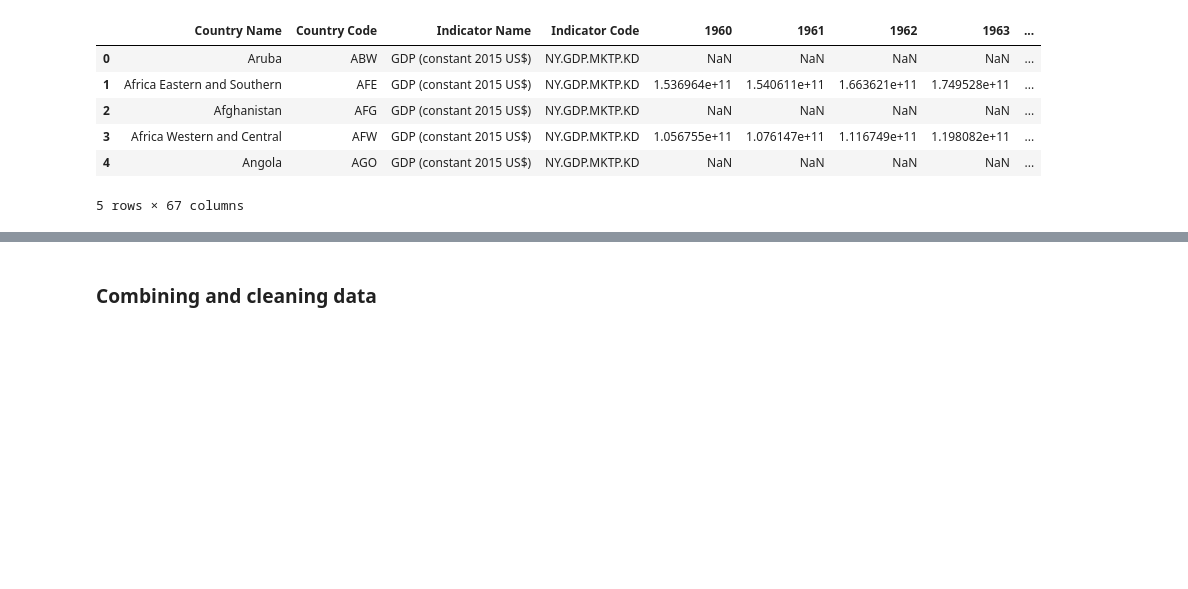
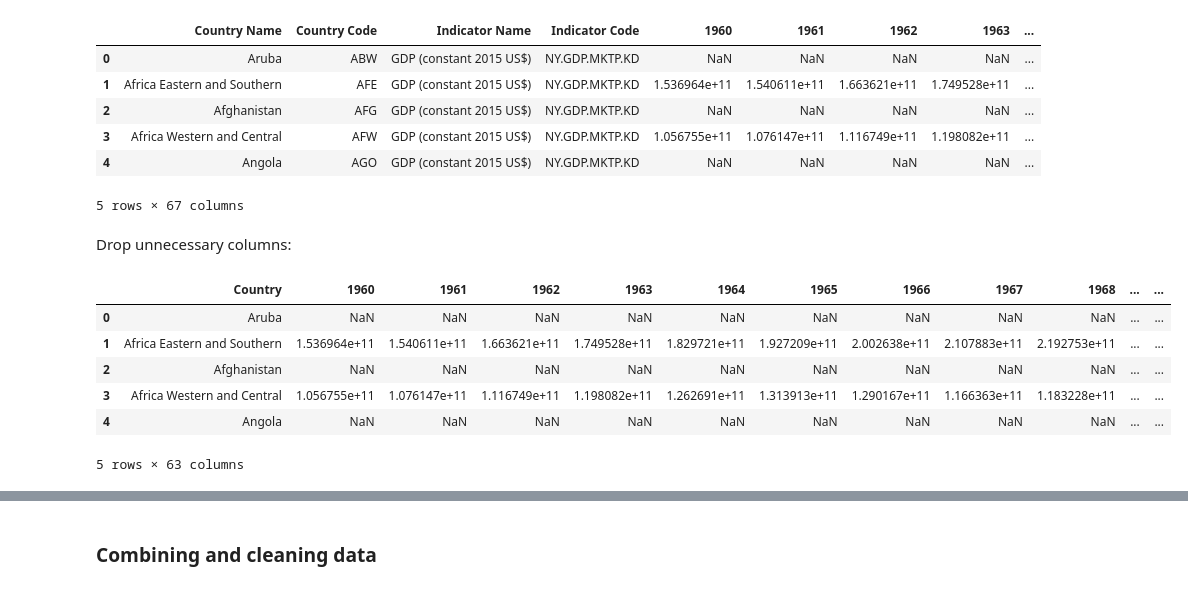
Before and after one commit to ArisMei/Beg-python-project, a Jupyter notebook: analysis/project-notebook-12.ipynb, the cells around one changed output, grey strips where cells are left out. Drawn from its saved outputs; the diff is of its cells as text; code cells hidden in the pictures; blank space fills up the shorter version.

```diff
--- a/analysis/project-notebook-12.ipynb
+++ b/analysis/project-notebook-12.ipynb
@@ -72,3 +89,17 @@ df_gdp.head()
 | 3 | Africa Western and Central | AFW | GDP (constant 2015 US$) | NY.GDP.MKTP.KD | 1.056755e+11 | 1.076147e+11 | 1.116749e+11 | 1.198082e+11 | ... |
 | 4 | Angola | AGO | GDP (constant 2015 US$) | NY.GDP.MKTP.KD | NaN | NaN | NaN | NaN | ... |
 5 rows × 67 columns
+# %% [markdown]
+Drop unnecessary columns:
+# %%
+df_gdp.drop(columns=['Country Code', 'Indicator Name', 'Indicator Code','Unnamed: 66'], inplace=True)
+df_gdp.rename(columns={"Country Name": "Country"}, inplace=True)
+df_gdp.head()
+# %% [output]
+|  | Country | 1960 | 1961 | 1962 | 1963 | 1964 | 1965 | 1966 | 1967 | 1968 | ... | ... |
+| 0 | Aruba | NaN | NaN | NaN | NaN | NaN | NaN | NaN | NaN | NaN | ... | ... |
+| 1 | Africa Eastern and Southern | 1.536964e+11 | 1.540611e+11 | 1.663621e+11 | 1.749528e+11 | 1.829721e+11 | 1.927209e+11 | 2.002638e+11 | 2.107883e+11 | 2.192753e+11 | ... | ... |
+| 2 | Afghanistan | NaN | NaN | NaN | NaN | NaN | NaN | NaN | NaN | NaN | ... | ... |
+| 3 | Africa Western and Central | 1.056755e+11 | 1.076147e+11 | 1.116749e+11 | 1.198082e+11 | 1.262691e+11 | 1.313913e+11 | 1.290167e+11 | 1.166363e+11 | 1.183228e+11 | ... | ... |
+| 4 | Angola | NaN | NaN | NaN | NaN | NaN | NaN | NaN | NaN | NaN | ... | ... |
+5 rows × 63 columns
```
Also changed, not shown: parts of 14 cells of this notebook, 1 other file.
